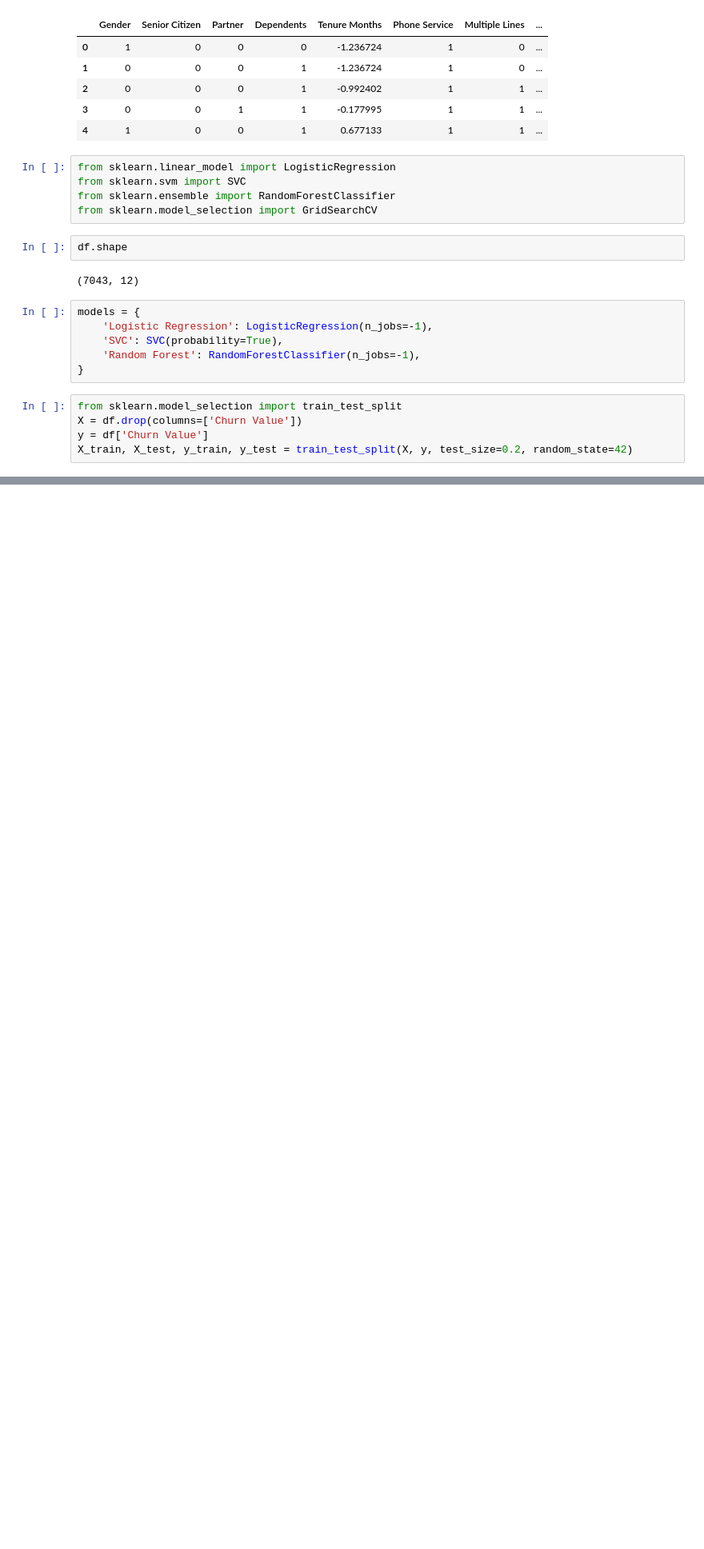
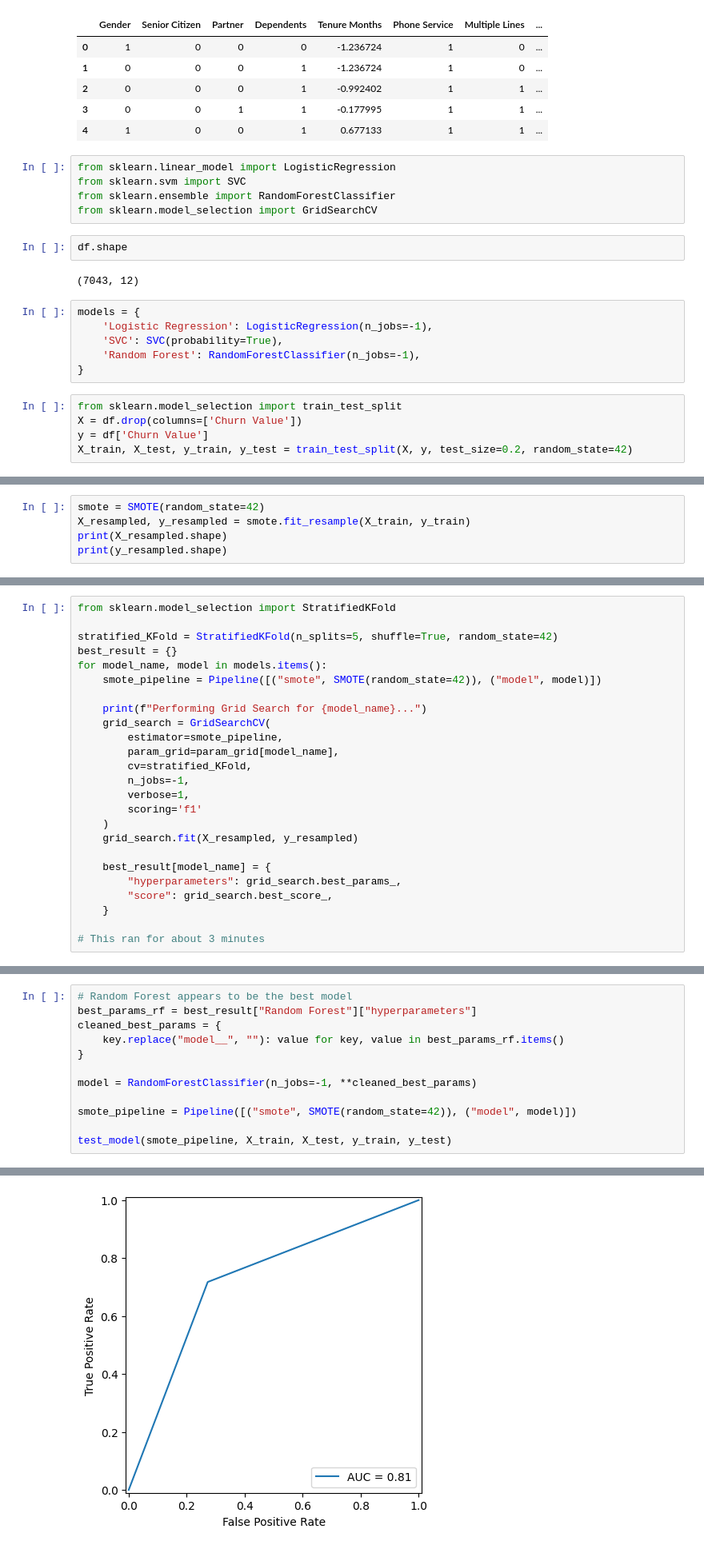
Before and after one commit to spicyneutrino/Customer-Churn-Prediction, a Jupyter notebook: model_training.ipynb, the cells around one changed output, grey strips where cells are left out. Shown: that part at 80% size. Saved outputs shown, nothing was run; the diff lists cells and outputs as text; blank space fills up the shorter version.

```diff
--- a/model_training.ipynb
+++ b/model_training.ipynb
@@ -121,0 +110,5 @@ F1 Score: 0.49267643142476697
+# %%
+smote = SMOTE(random_state=42)
+X_resampled, y_resampled = smote.fit_resample(X_train, y_train)
+print(X_resampled.shape)
+print(y_resampled.shape)
@@ -121,0 +188,25 @@ F1 Score: 0.49267643142476697
+# %%
+from sklearn.model_selection import StratifiedKFold
+
+stratified_KFold = StratifiedKFold(n_splits=5, shuffle=True, random_state=42)
+best_result = {}
+for model_name, model in models.items():
+    smote_pipeline = Pipeline([("smote", SMOTE(random_state=42)), ("model", model)])
+
+    print(f"Performing Grid Search for {model_name}...")
+    grid_search = GridSearchCV(
+        estimator=smote_pipeline,
+        param_grid=param_grid[model_name],
+        cv=stratified_KFold,
+        n_jobs=-1,
+        verbose=1,
+        scoring='f1'
+    )
+    grid_search.fit(X_resampled, y_resampled)
+
+    best_result[model_name] = {
+        "hyperparameters": grid_search.best_params_,
+        "score": grid_search.best_score_,
+    }
+
+# This ran for about 3 minutes
@@ -121,0 +234,13 @@ F1 Score: 0.49267643142476697
+# %%
+# Random Forest appears to be the best model
+best_params_rf = best_result["Random Forest"]["hyperparameters"]
+cleaned_best_params = {
+    key.replace("model__", ""): value for key, value in best_params_rf.items()
+}
+
+model = RandomForestClassifier(n_jobs=-1, **cleaned_best_params)
+
+smote_pipeline = Pipeline([("smote", SMOTE(random_state=42)), ("model", model)])
+
+test_model(smote_pipeline, X_train, X_test, y_train, y_test)
+# %% [output]
@@ -121,0 +261 @@ F1 Score: 0.49267643142476697
+[figure, added]
```
Also changed, not shown: parts of 24 cells of this notebook.
